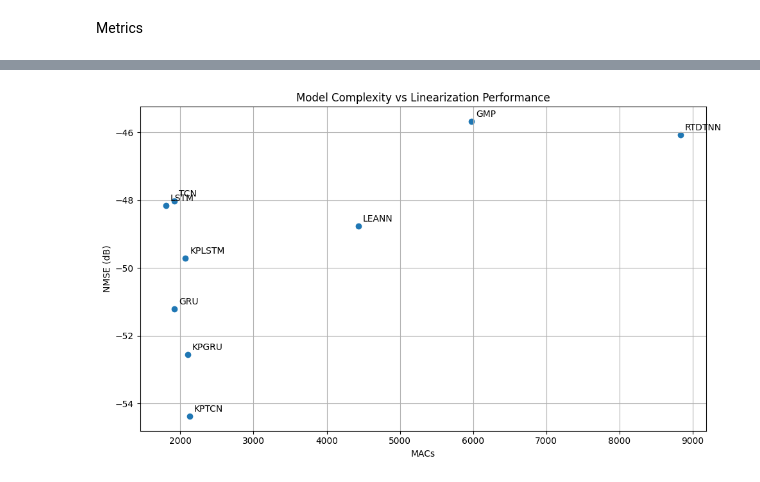
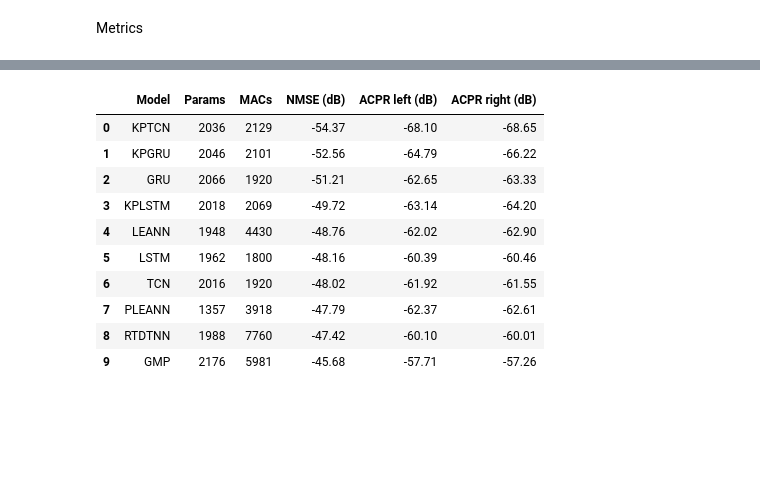
Before and after one commit to pasmornov-m/DPD_Research, a Jupyter notebook: dev_stats.ipynb, the cells around one changed output, grey strips where cells are left out. Saved outputs shown, nothing was run; the diff lists cells and outputs as text; code cells hidden in the pictures; blank space fills up the shorter version.

```diff
--- a/dev_stats.ipynb
+++ b/dev_stats.ipynb
@@ -783,34 +786,34 @@ Model weights saved to model_params/ilc_LSTM_hs20_nl1_in2_out2_bi0.pt
 # %% [markdown]
 Metrics
 # %%
-final_gmp_stats = {'Model': 'GMP', 'Params': 2176, "MACs": 5981, 'NMSE (dB)': np.float64(-45.68), 'ACPR left (dB)': np.float64(-57.71), 'ACPR right (dB)': np.float64(-57.26)}
-final_gru_stats = {'Model': 'GRU', 'Params': 2066, "MACs": 1920, 'NMSE (dB)': np.float64(-51.21), 'ACPR left (dB)': np.float64(-62.65), 'ACPR right (dB)': np.float64(-63.33)}
-final_kpgru_stats = {'Model': 'KPGRU', 'Params': 2046, "MACs": 2101, 'NMSE (dB)': np.float64(-52.56), 'ACPR left (dB)': np.float64(-64.79), 'ACPR right (dB)': np.float64(-66.22)}
-final_kplstm_stats = {'Model': 'KPLSTM', 'Params': 2018, "MACs": 2069, 'NMSE (dB)': np.float64(-49.72), 'ACPR left (dB)': np.float64(-63.14), 'ACPR right (dB)': np.float64(-64.2)}
-final_kptcn_stats = {'Model': 'KPTCN', 'Params': 2036, "MACs": 2129, 'NMSE (dB)': np.float64(-54.37), 'ACPR left (dB)': np.float64(-68.1), 'ACPR right (dB)': np.float64(-68.65)}
-final_lstm_stats = {'Model': 'LSTM', 'Params': 1962, "MACs": 1800, 'NMSE (dB)': np.float64(-48.16), 'ACPR left (dB)': np.float64(-60.39), 'ACPR right (dB)': np.float64(-60.46)}
-final_tcn_stats = {'Model': 'TCN', 'Params': 2016, "MACs": 1920, 'NMSE (dB)': np.float64(-48.02), 'ACPR left (dB)': np.float64(-61.92), 'ACPR right (dB)': np.float64(-61.55)}
-final_rtdtnn_stats = {'Model': 'RTDTNN', 'Params': 1988, 'FLOPs': 13156, 'NMSE (dB)': np.float64(-47.42), 'ACPR left (dB)': np.float64(-60.1), 'ACPR right (dB)': np.float64(-60.01)}
-final_leann_stats = {'Model': 'LEANN', 'Params': 1948, "MACs": 4430, 'NMSE (dB)': np.float64(-48.76), 'ACPR left (dB)': np.float64(-62.02), 'ACPR right (dB)': np.float64(-62.9)}
+final_gmp_stats = {'Model': 'GMP', 'Params': 2176, "MACs": 5981, "FLOPs": 12736, 'NMSE (dB)': np.float64(-45.68), 'ACPR left (dB)': np.float64(-57.71), 'ACPR right (dB)': np.float64(-57.26)}
+final_gru_stats = {'Model': 'GRU', 'Params': 2066, "MACs": 1920, "FLOPs": 4322, 'NMSE (dB)': np.float64(-51.21), 'ACPR left (dB)': np.float64(-62.65), 'ACPR right (dB)': np.float64(-63.33)}
+final_kpgru_stats = {'Model': 'KPGRU', 'Params': 2046, "MACs": 2101, "FLOPs": 4317, 'NMSE (dB)': np.float64(-52.56), 'ACPR left (dB)': np.float64(-64.79), 'ACPR right (dB)': np.float64(-66.22)}
+final_kplstm_stats = {'Model': 'KPLSTM', 'Params': 2018, "MACs": 2069, "FLOPs": 4285, 'NMSE (dB)': np.float64(-49.72), 'ACPR left (dB)': np.float64(-63.14), 'ACPR right (dB)': np.float64(-64.2)}
+final_kptcn_stats = {'Model': 'KPTCN', 'Params': 2036, "MACs": 2129, "FLOPs": 4833, 'NMSE (dB)': np.float64(-54.37), 'ACPR left (dB)': np.float64(-68.1), 'ACPR right (dB)': np.float64(-68.65)}
+final_lstm_stats = {'Model': 'LSTM', 'Params': 1962, "MACs": 1800, "FLOPs": 4182, 'NMSE (dB)': np.float64(-48.16), 'ACPR left (dB)': np.float64(-60.39), 'ACPR right (dB)': np.float64(-60.46)}
+final_tcn_stats = {'Model': 'TCN', 'Params': 2016, "MACs": 1920, "FLOPs": 6722, 'NMSE (dB)': np.float64(-48.02), 'ACPR left (dB)': np.float64(-61.92), 'ACPR right (dB)': np.float64(-61.55)}
+final_rtdtnn_stats = {'Model': 'RTDTNN', 'Params': 1988, "MACs": 7760, 'FLOPs': 17204, 'NMSE (dB)': np.float64(-47.42), 'ACPR left (dB)': np.float64(-60.1), 'ACPR right (dB)': np.float64(-60.01)}
+final_leann_stats = {'Model': 'LEANN', 'Params': 1948, "MACs": 4430, "FLOPs": 27940, 'NMSE (dB)': np.float64(-48.76), 'ACPR left (dB)': np.float64(-62.02), 'ACPR right (dB)': np.float64(-62.9)}
 
-# final_pleann_stats
+final_pleann_stats = {'Model': 'PLEANN', 'Params': 1357, "MACs": 3918, 'FLOPs': 27428, 'NMSE (dB)': -47.79, 'ACPR left (dB)': -62.37, 'ACPR right (dB)': -62.61}
 # %%
 
 ilc_results = [
     final_gmp_stats,
     final_gru_stats,
+    final_lstm_stats,
+    final_rtdtnn_stats,
+    final_leann_stats,
+    final_pleann_stats,
+    final_tcn_stats,
     final_kpgru_stats,
     final_kplstm_stats,
     final_kptcn_stats,
-    final_lstm_stats,
-    final_tcn_stats,
-    final_rtdtnn_stats,
-    final_leann_stats,
-    # final_pleann_stats,
     ]
 
-df = pd.DataFrame(ilc_results)
-df = df.sort_values(by=["NMSE (dB)", "ACPR left (dB)", "ACPR right (dB)"], ascending=[True, True, True]).reset_index(drop=True)
+df = pd.DataFrame(ilc_results).drop(columns=['FLOPs'])
+df = df.sort_values(by=["NMSE (dB)", "ACPR left (dB)", "ACPR right (dB)"], ascending=[False, False, False]).reset_index(drop=True)
 
 print(df)
 
@@ -829,28 +833,14 @@ df.to_excel("model_metrics.xlsx", index=False)
-# %%
-plt.figure(figsize=(10, 6))
-
-# scatter
-plt.scatter(
-    df["MACs"],
-    df["NMSE (dB)"]
-)
-
-# labels
-for _, row in df.iterrows():
-    plt.annotate(
-        row["Model"],
-        (row["MACs"], row["NMSE (dB)"]),
-        textcoords="offset points",
-        xytext=(5, 5)
-    )
-
-plt.xlabel("MACs")
-plt.ylabel("NMSE (dB)")
-plt.title("Model Complexity vs Linearization Performance")
-
-plt.grid(True)
-
-plt.tight_layout()
-plt.show()
-# %% [output]
-[figure, removed]
+# %%
+df.head(20)
+# %% [output]
+|  | Model | Params | MACs | NMSE (dB) | ACPR left (dB) | ACPR right (dB) |
+| 0 | KPTCN | 2036 | 2129 | -54.37 | -68.10 | -68.65 |
+| 1 | KPGRU | 2046 | 2101 | -52.56 | -64.79 | -66.22 |
+| 2 | GRU | 2066 | 1920 | -51.21 | -62.65 | -63.33 |
+| 3 | KPLSTM | 2018 | 2069 | -49.72 | -63.14 | -64.20 |
+| 4 | LEANN | 1948 | 4430 | -48.76 | -62.02 | -62.90 |
+| 5 | LSTM | 1962 | 1800 | -48.16 | -60.39 | -60.46 |
+| 6 | TCN | 2016 | 1920 | -48.02 | -61.92 | -61.55 |
+| 7 | PLEANN | 1357 | 3918 | -47.79 | -62.37 | -62.61 |
+| 8 | RTDTNN | 1988 | 7760 | -47.42 | -60.10 | -60.01 |
+| 9 | GMP | 2176 | 5981 | -45.68 | -57.71 | -57.26 |
```
Also changed, not shown: parts of 5 cells of this notebook, 9 other files.
